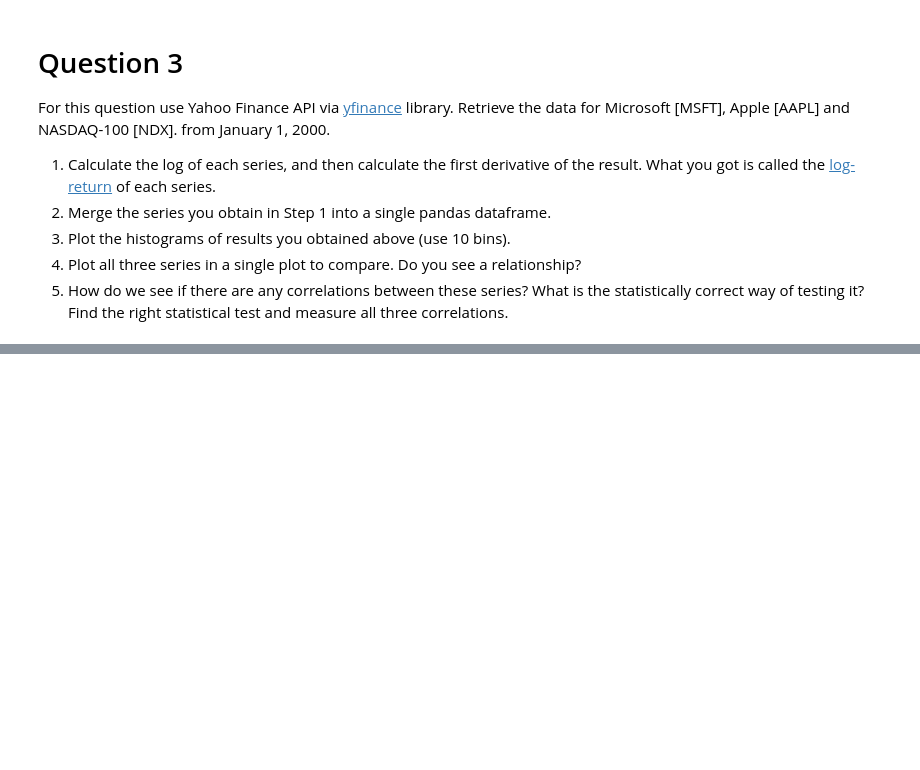
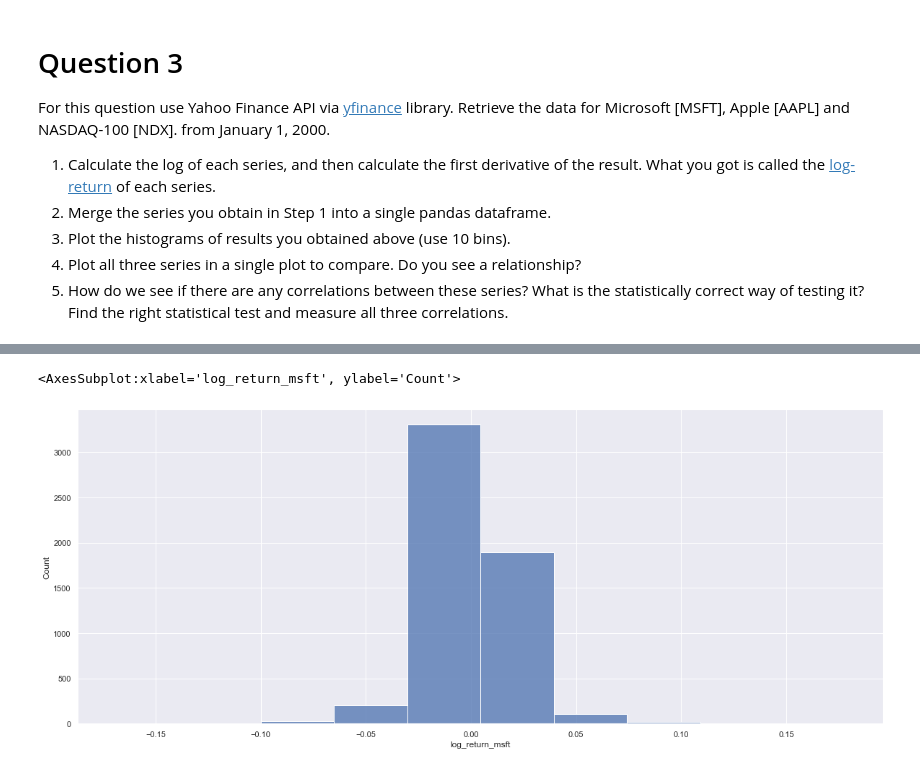
Before and after one commit to emirsglm/MAT388E-Data-Science-HW, a Jupyter notebook: HW1.ipynb, the cells around one changed output, grey strips where cells are left out. Saved outputs shown, nothing was run; the diff lists cells and outputs as text; code cells hidden in the pictures; blank space fills up the shorter version.

```diff
--- a/HW1.ipynb
+++ b/HW1.ipynb
@@ -389,0 +438,5 @@ Name: Adj Close, dtype: float64
+# %%
+sns.histplot(data=close_data, x="log_return_msft",bins=10)
+# %% [output]
+<AxesSubplot:xlabel='log_return_msft', ylabel='Count'>
+[figure, added]
```
Also changed, not shown: parts of 30 cells of this notebook.
